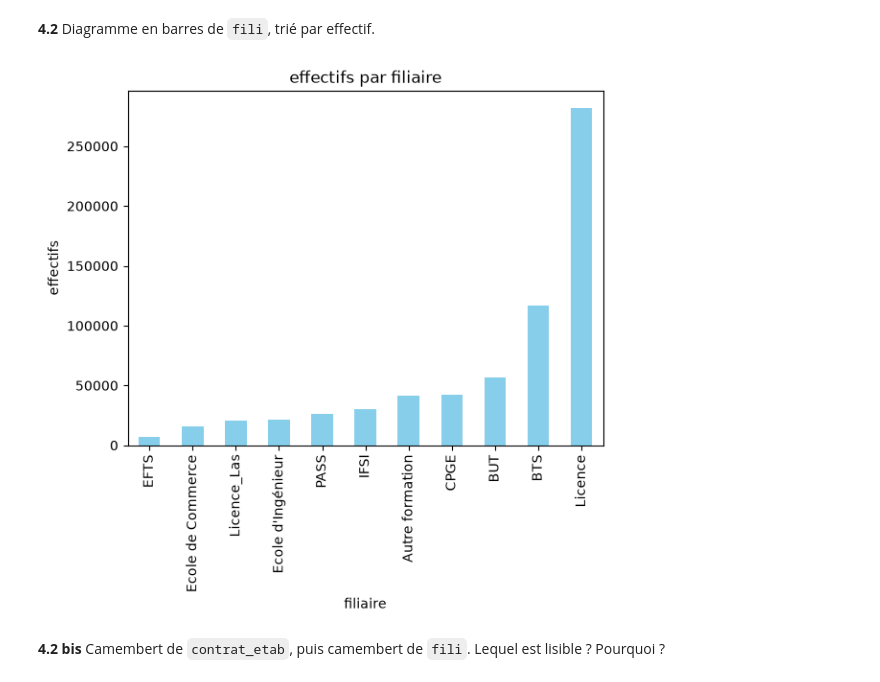
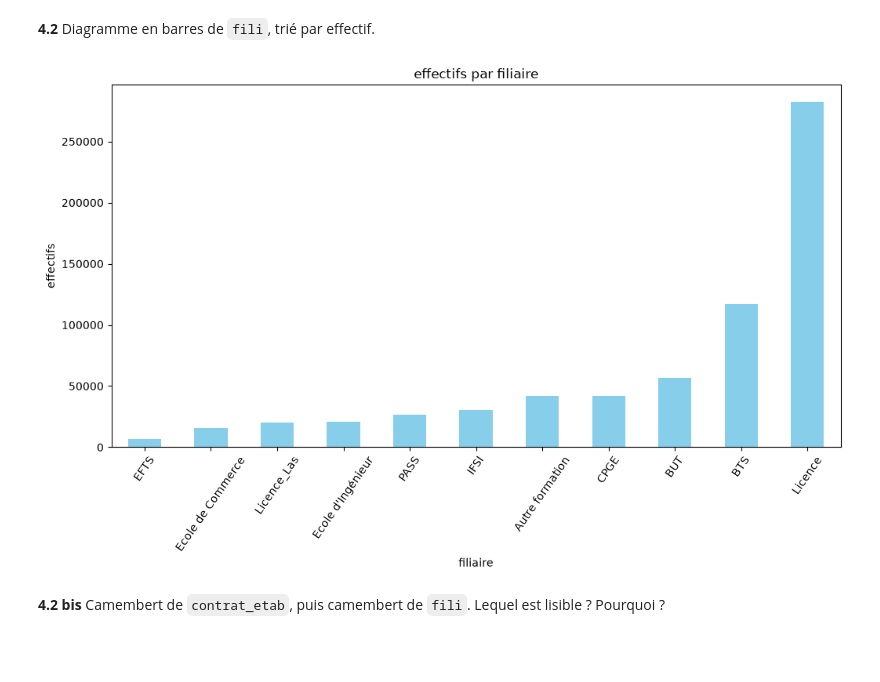
Before and after one commit to Ueihta/tp_EA_MG, a Jupyter notebook: TP_Parcoursup.ipynb, the cells around one changed output. Saved outputs shown, nothing was run; the diff lists cells and outputs as text; code cells hidden in the pictures; blank space fills up the shorter version.

Commit message:
graph resize

```diff
--- a/TP_Parcoursup.ipynb
+++ b/TP_Parcoursup.ipynb
@@ -286,14 +286,18 @@ Par les calculs précédent de Q1 et Q3, on pouvait s'attendre à ce résultat s
 **4.2** Diagramme en barres de `fili`, trié par effectif.
 # %%
 effectifs_filiaire = df.groupby("fili")["acc_tot"].sum().sort_values()
+
+plt.figure(figsize=(12,6))
+
 effectifs_filiaire.plot.bar(color='skyblue', legend=False)
 
 plt.title('effectifs par filiaire')
 plt.xlabel('filiaire')
+plt.xticks(rotation=55)
 plt.ylabel('effectifs')
 plt.show()
 # %% [output]
-[figure, old version]
+[figure, new version]
 # %% [markdown]
 **4.2 bis** Camembert de `contrat_etab`, puis camembert de `fili`. Lequel est lisible ? Pourquoi ?
 # %% [markdown]
```
